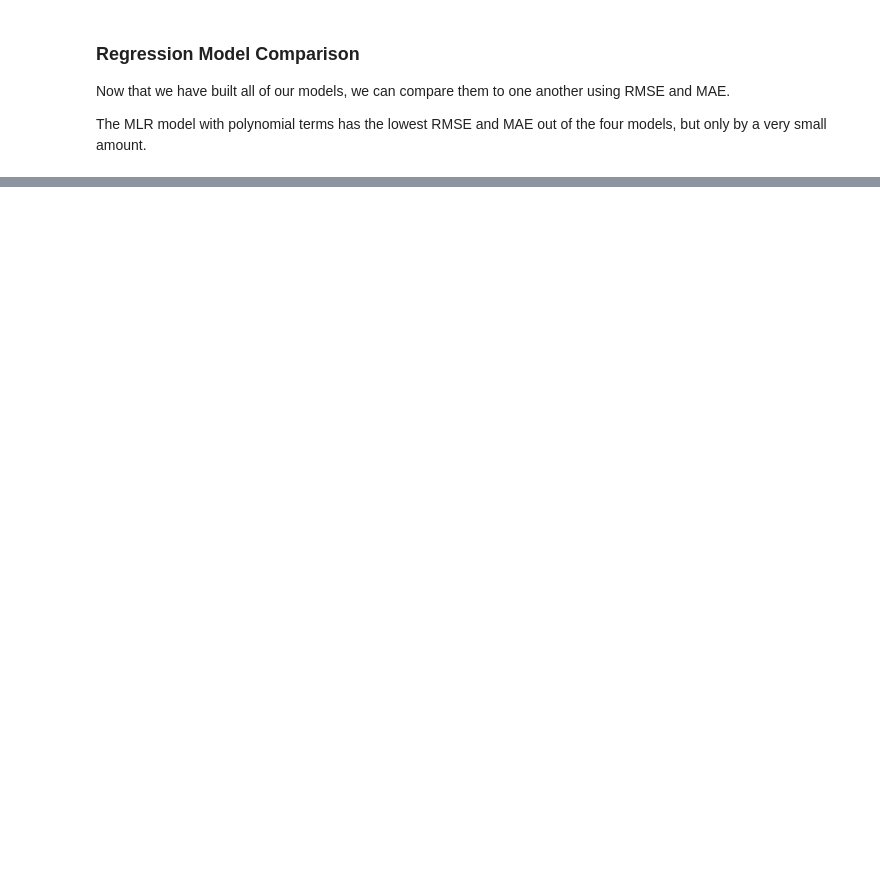
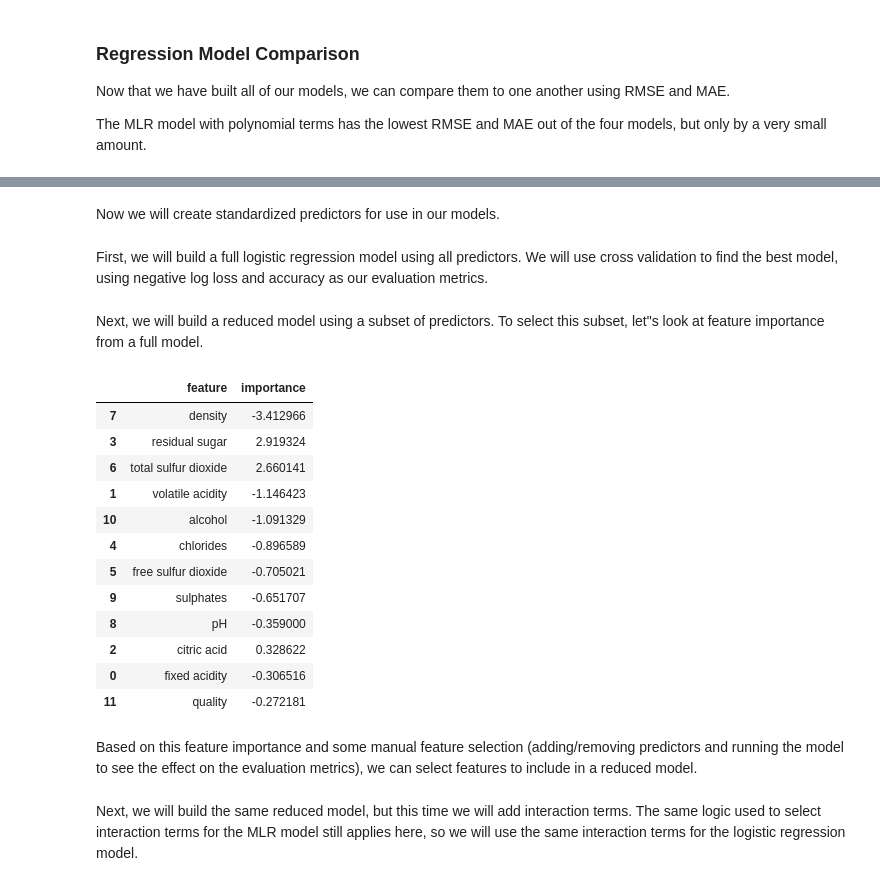
Before and after one commit to alanapooler827/554Homework7, a Jupyter notebook: ST554_HW7_Pooler.ipynb, the cells around one changed output, grey strips where cells are left out. Cells and saved outputs as stored; diff of their text form; code cells hidden in the pictures; blank space fills up the shorter version.

```diff
--- a/ST554_HW7_Pooler.ipynb
+++ b/ST554_HW7_Pooler.ipynb
@@ -331,29 +301,10 @@ Now we can fit our LASSO model using cross validation.
 # %%
-# subset of variables to use in model
-subset = [
-    'density',
-    'residual sugar',
-    'fixed acidity',
-    'pH',
-    'volatile acidity',
-    'total sulfur dioxide',
-    'sulphates'
-]
-
-X_train_lasso = X_train_scaled[subset]
-X_test_lasso = X_test_scaled[subset]
-
-# standardize predictors
-scaler = StandardScaler()
-X_train_scaled = scaler.fit_transform(X_train_reg)
-X_test_scaled = scaler.transform(X_test_reg)
-
 # fit LASSO model with CV
 lasso = LassoCV(cv=5, random_state=42)
-lasso.fit(X_train_lasso, y_train_reg)
+lasso.fit(X_train_scaled, y_train_reg)
 
 # calculate metrics and get predictions using test set
-lasso_preds = lasso.predict(X_test_lasso)
+lasso_preds = lasso.predict(X_test_scaled)
 lasso_rmse = np.sqrt(mean_squared_error(y_test_reg, lasso_preds))
 lasso_mae = mean_absolute_error(y_test_reg, lasso_preds)
 
@@ -447,8 +404,10 @@ Elastic Net MAE: 0.39466848978477864
 # %%
 # create X and Y train sets for classification
-y_train_clf = (df_train['wine'] == 'white').astype(int)
-X_train_clf = df_train.drop(columns=['wine'])
+y_train_clf = df_train["type"]
+X_train_clf = df_train.drop(columns=["type"])
 
 # create X and Y test sets for classification
-y_test_clf = (df_test['wine'] == 'white').astype(int)
-X_test_clf = df_test.drop(columns=['wine'])
+y_test_clf = df_test["type"]
+X_test_clf = df_test.drop(columns=["type"])
+# %% [markdown]
+Now we will create standardized predictors for use in our models.
@@ -454,0 +421,2 @@ X_test_clf = df_test.drop(columns=['wine'])
+# %% [markdown]
+First, we will build a full logistic regression model using all predictors. We will use cross validation to find the best model, using negative log loss and accuracy as our evaluation metrics.
@@ -454,0 +431,30 @@ X_test_clf = df_test.drop(columns=['wine'])
+# %% [markdown]
+Next, we will build a reduced model using a subset of predictors. To select this subset, let"s look at feature importance from a full model.
+# %%
+# fit a full model
+model = LogisticRegression()
+model.fit(X_train_scaled, y_train_clf)
+
+# retrieve importance
+importance = pd.DataFrame({
+    "feature": X_train_clf.columns,
+    "importance": model.coef_[0]
+}).sort_values("importance", key=abs, ascending=False)
+
+importance
+# %% [output]
+|  | feature | importance |
+| 7 | density | -3.412966 |
+| 3 | residual sugar | 2.919324 |
+| 6 | total sulfur dioxide | 2.660141 |
+| 1 | volatile acidity | -1.146423 |
+| 10 | alcohol | -1.091329 |
+| 4 | chlorides | -0.896589 |
+| 5 | free sulfur dioxide | -0.705021 |
+| 9 | sulphates | -0.651707 |
+| 8 | pH | -0.359000 |
+| 2 | citric acid | 0.328622 |
+| 0 | fixed acidity | -0.306516 |
+| 11 | quality | -0.272181 |
+# %% [markdown]
+Based on this feature importance and some manual feature selection (adding/removing predictors and running the model to see the effect on the evaluation metrics), we can select features to include in a reduced model.
@@ -454,0 +486,2 @@ X_test_clf = df_test.drop(columns=['wine'])
+# %% [markdown]
+Next, we will build the same reduced model, but this time we will add interaction terms. The same logic used to select interaction terms for the MLR model still applies here, so we will use the same interaction terms for the logistic regression model.
```
Also changed, not shown: parts of 37 cells of this notebook.
